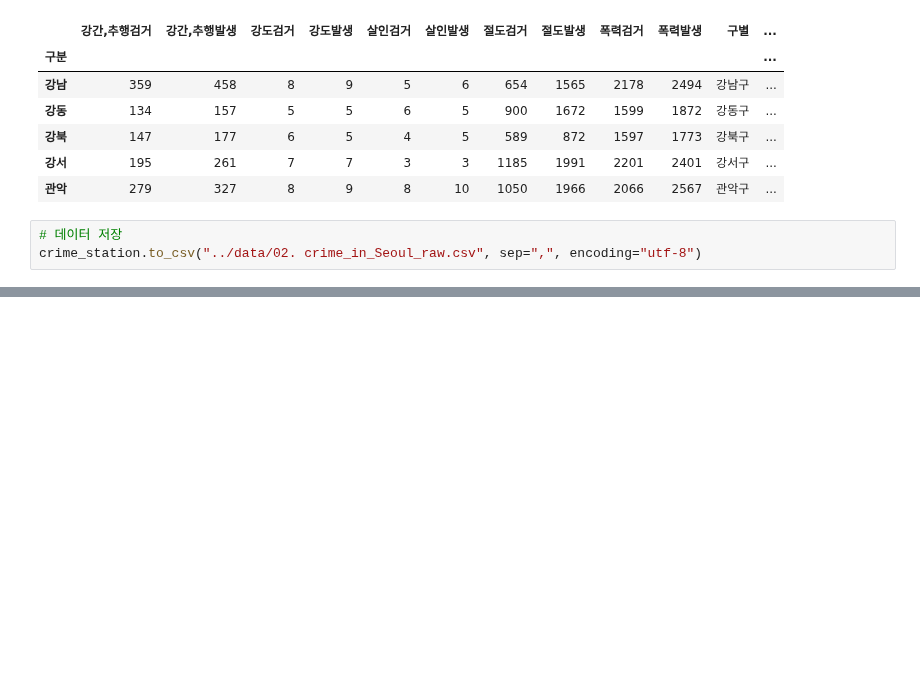
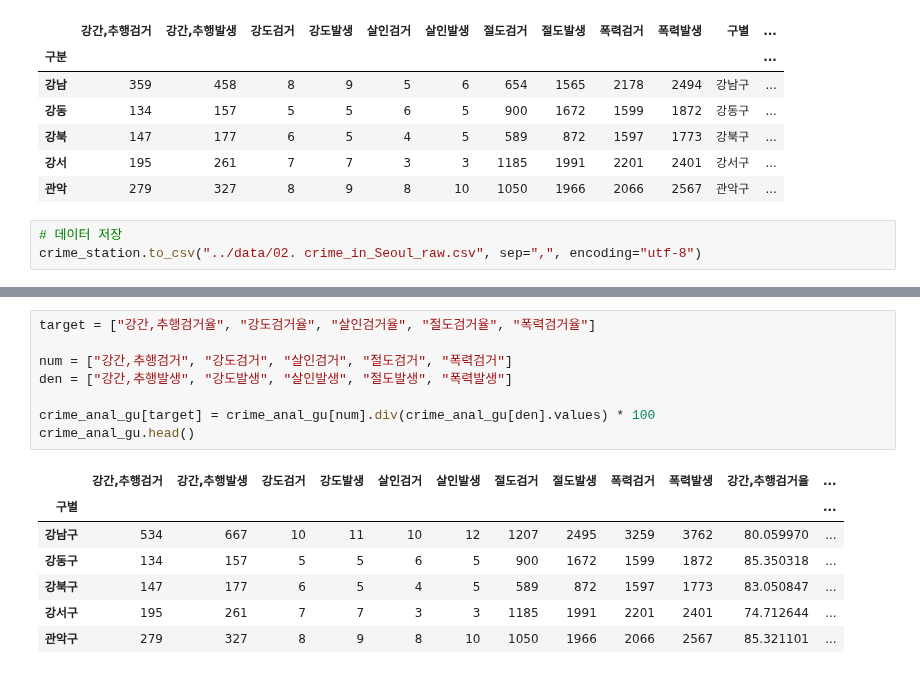
Before and after one commit to solpinetree/ds_study, a Jupyter notebook: source_code/02.Analysis Seoul Crime.ipynb, the cells around one changed output, grey strips where cells are left out. Drawn from its saved outputs; the diff is of its cells as text; blank space fills up the shorter version.

```diff
--- a/source_code/02.Analysis Seoul Crime.ipynb
+++ b/source_code/02.Analysis Seoul Crime.ipynb
@@ -885,0 +958,16 @@ pd.read_csv("../data/02. crime_in_Seoul_raw.csv")
+# %%
+target = ["강간,추행검거율", "강도검거율", "살인검거율", "절도검거율", "폭력검거율"]
+
+num = ["강간,추행검거", "강도검거", "살인검거", "절도검거", "폭력검거"]
+den = ["강간,추행발생", "강도발생", "살인발생", "절도발생", "폭력발생"]
+
+crime_anal_gu[target] = crime_anal_gu[num].div(crime_anal_gu[den].values) * 100
+crime_anal_gu.head()
+# %% [output]
+|  | 강간,추행검거 | 강간,추행발생 | 강도검거 | 강도발생 | 살인검거 | 살인발생 | 절도검거 | 절도발생 | 폭력검거 | 폭력발생 | 강간,추행검거율 | ... |
+| 구별 |  |  |  |  |  |  |  |  |  |  |  | ... |
+| 강남구 | 534 | 667 | 10 | 11 | 10 | 12 | 1207 | 2495 | 3259 | 3762 | 80.059970 | ... |
+| 강동구 | 134 | 157 | 5 | 5 | 6 | 5 | 900 | 1672 | 1599 | 1872 | 85.350318 | ... |
+| 강북구 | 147 | 177 | 6 | 5 | 4 | 5 | 589 | 872 | 1597 | 1773 | 83.050847 | ... |
+| 강서구 | 195 | 261 | 7 | 7 | 3 | 3 | 1185 | 1991 | 2201 | 2401 | 74.712644 | ... |
+| 관악구 | 279 | 327 | 8 | 9 | 8 | 10 | 1050 | 1966 | 2066 | 2567 | 85.321101 | ... |
```
Also changed, not shown: parts of 15 cells of this notebook.
